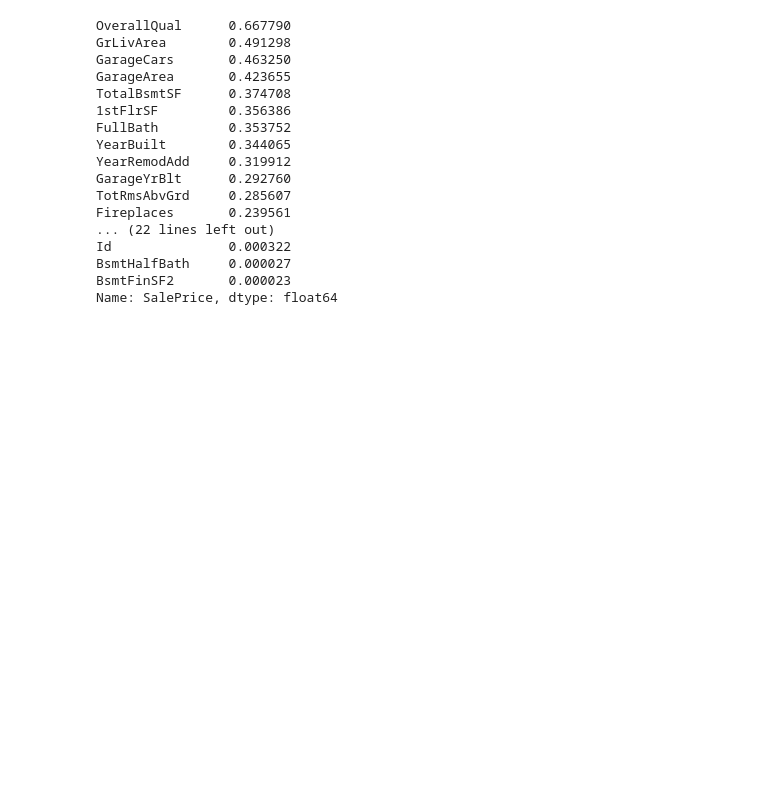
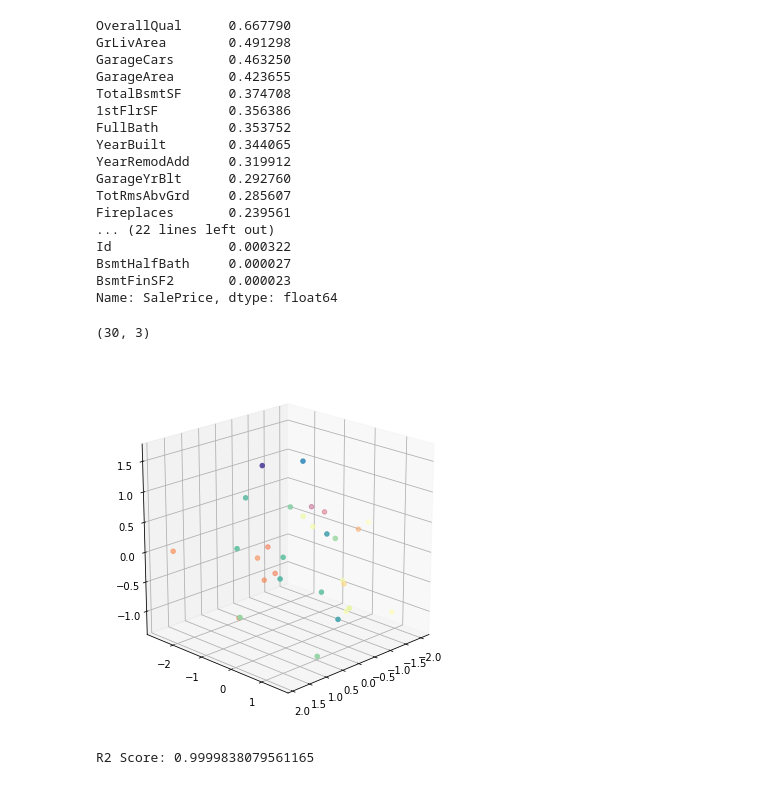
Before and after one commit to crobertson24/Final-Project, a Jupyter notebook: Archive/TestModel_Robertson.ipynb, the cells around one changed output. Cells and saved outputs as stored; diff of their text form; code cells hidden in the pictures; blank space fills up the shorter version.

```diff
--- a/Archive/TestModel_Robertson.ipynb
+++ b/Archive/TestModel_Robertson.ipynb
@@ -105,3 +105,32 @@ Id               0.000322
 BsmtHalfBath     0.000027
 BsmtFinSF2       0.000023
 Name: SalePrice, dtype: float64
+# %%
+from sklearn.datasets import make_regression
+
+n_features = 3
+X, y = make_regression(n_samples=30, n_features=n_features,
+                       n_informative=n_features, random_state=42,
+                       noise=0.5, bias=100.0)
+print(X.shape)
+# %% [output]
+(30, 3)
+# %%
+from mpl_toolkits.mplot3d import Axes3D
+fig = plt.figure(1, figsize=(5, 5))
+axes = Axes3D(fig, elev=20, azim=45)
+axes.scatter(X[:,0], X[:,1], X[:,2], c=y, cmap=plt.cm.get_cmap("Spectral"))
+plt.show()
+# %% [output]
+[figure, added]
+# %%
+from sklearn.linear_model import LinearRegression
+model = LinearRegression()
+
+# Fitting our model with all of our features in X
+model.fit(X, y)
+
+score = model.score(X, y)
+print(f"R2 Score: {score}")
+# %% [output]
+R2 Score: 0.9999838079561165
```
Also changed, not shown: parts of 2 cells of this notebook.
